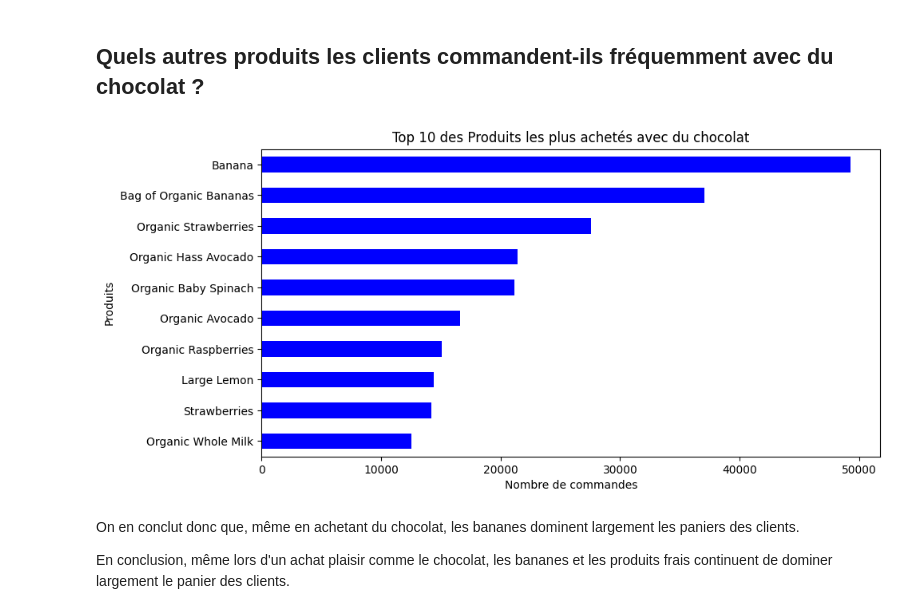
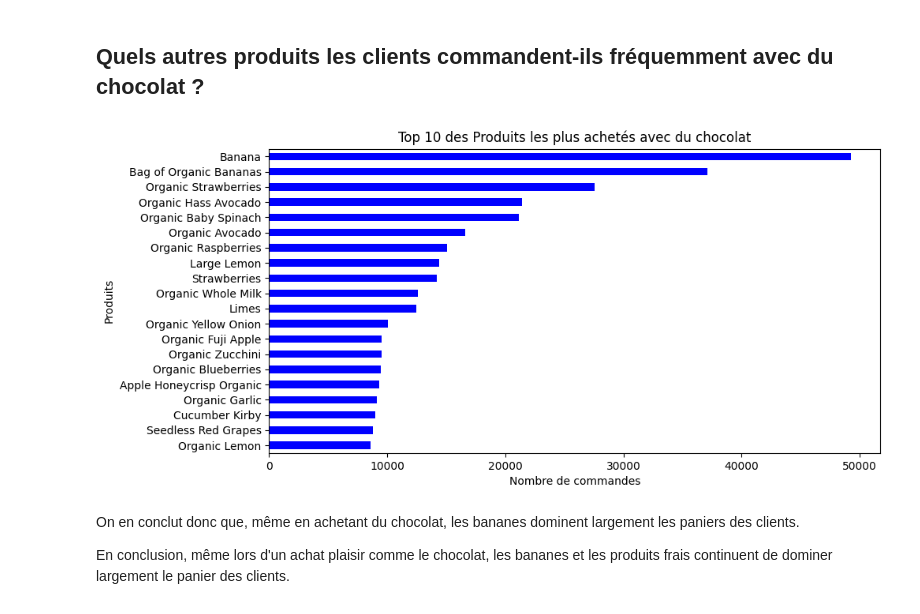
Before and after one commit to klasken/Nextbuy, a Jupyter notebook: notebook-marius.ipynb, the cells around one changed output. Saved outputs shown, nothing was run; the diff lists cells and outputs as text; code cells hidden in the pictures.

```diff
--- a/notebook-marius.ipynb
+++ b/notebook-marius.ipynb
@@ -120,22 +120,22 @@ plt.show()
 # %%
 df_chocolat = df_products[df_products["product_name"].str.contains("Chocolate", na=False)]
 
 df_chocolat_panier = pd.merge(df_chocolat, df_order_products, on="product_id")
 df_chocolat_final = df_chocolat_panier["order_id"]
 df_product_article = df_order_products[df_order_products["order_id"].isin(df_chocolat_final)]
 df_nom_finaux = pd.merge(df_product_article, df_products, on="product_id")
 
-produit_avec_chocolat = df_nom_finaux["product_name"].value_counts().head(10)
+produit_avec_chocolat = df_nom_finaux["product_name"].value_counts().head(20)
 
 plt.figure(figsize=(10, 5))
 produit_avec_chocolat.plot(kind="barh", color="blue")
 plt.title("Top 10 des Produits les plus achetés avec du chocolat")
 plt.xlabel("Nombre de commandes")
 plt.ylabel("Produits")
 plt.gca().invert_yaxis()
 plt.show()
 # %% [output]
-[figure, old version]
+[figure, new version]
 # %% [markdown]
 On en conclut donc que, même en achetant du chocolat, les bananes dominent largement les paniers des clients.
 
```
Also changed, not shown: parts of 1 cell of this notebook.
